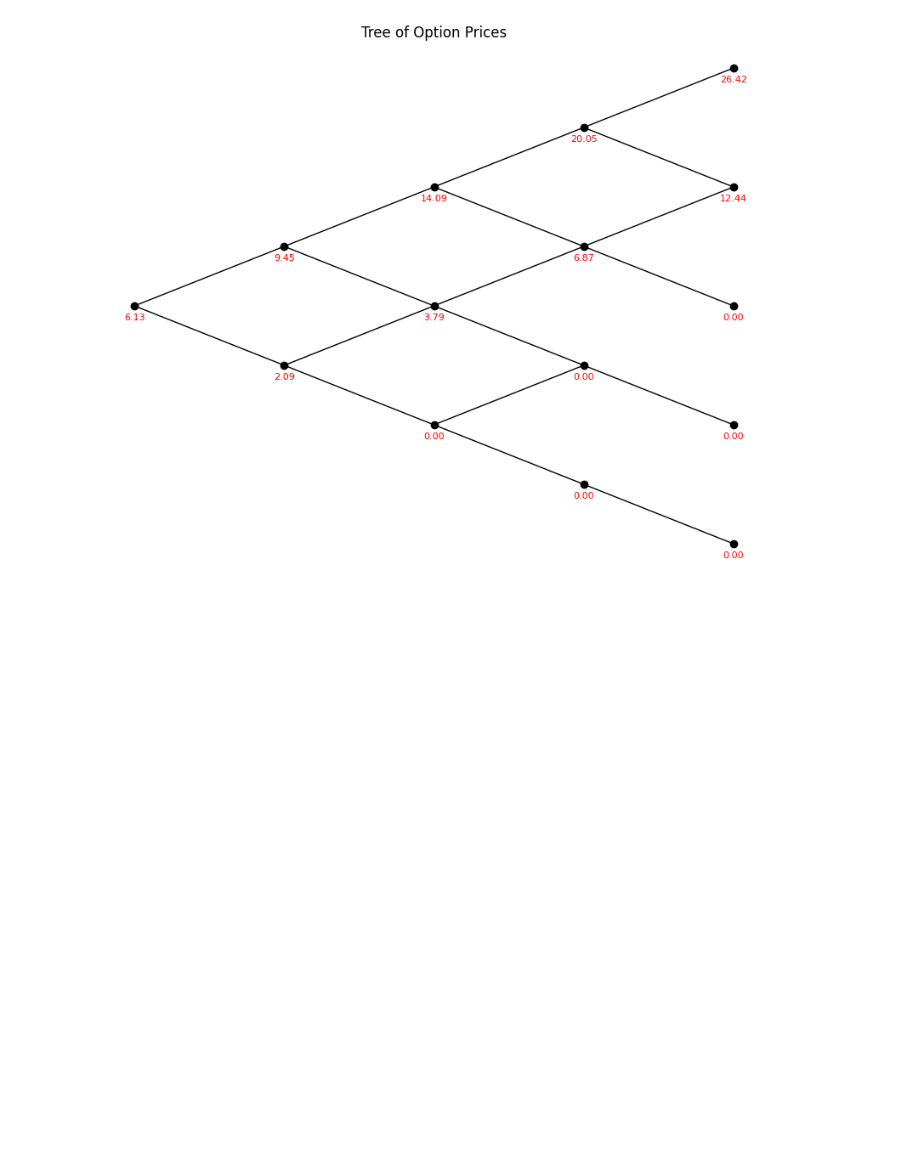
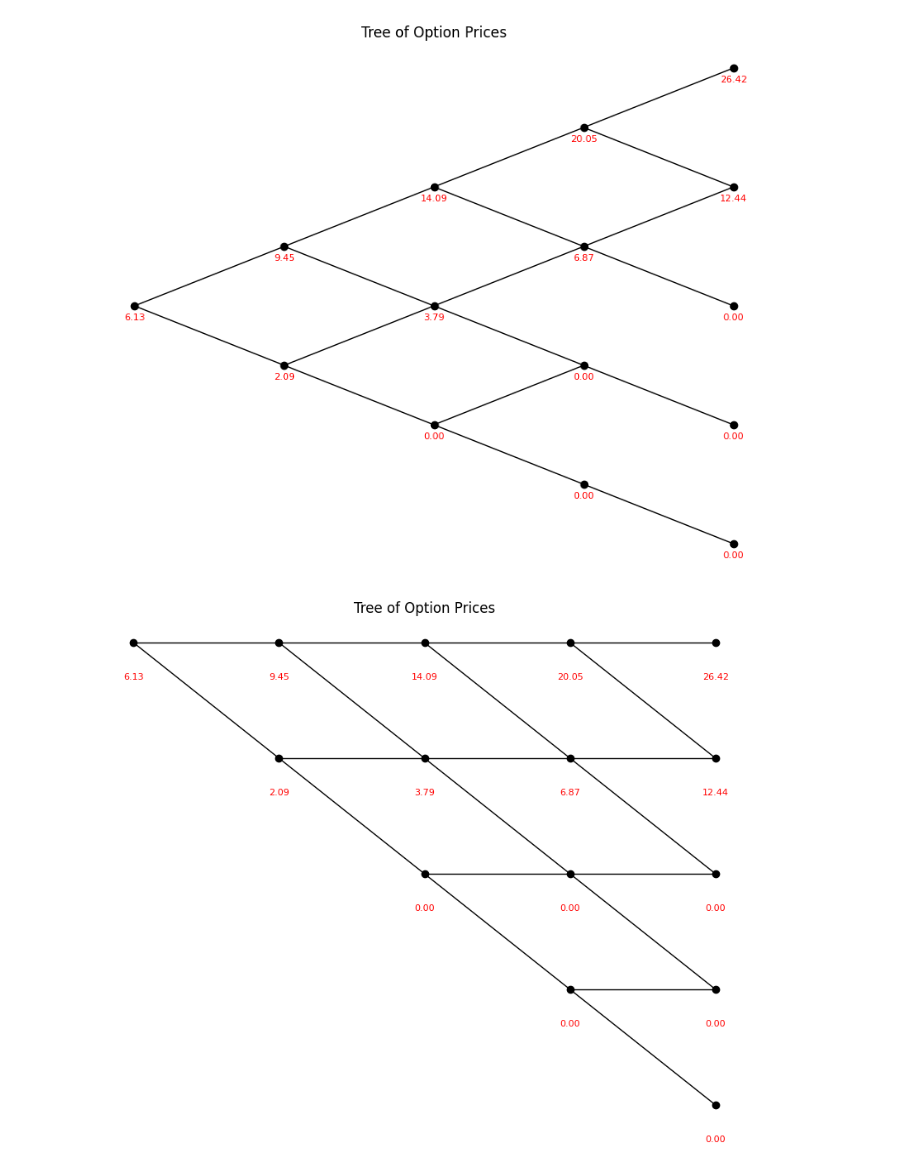
Before and after one commit to andrelfolgado/novathesis_template, a Jupyter notebook: src/mfc/notebooks/binomial.ipynb, the cells around one changed output. Drawn from its saved outputs; the diff is of its cells as text; code cells hidden in the pictures; blank space fills up the shorter version.

```diff
--- a/src/mfc/notebooks/binomial.ipynb
+++ b/src/mfc/notebooks/binomial.ipynb
@@ -315,3 +318,64 @@ plt.axis('off')  # Turn off axes for a cleaner look
 plt.show()
 # %% [output]
 [figure]
+# %%
+import matplotlib.pyplot as plt
+import numpy as np
+
+# Define the price matrix
+price_matrix = np.array([
+    [6.13447, 9.44515, 14.08895, 20.05391, 26.42077],
+    [0.00000, 2.09274, 3.79066, 6.86618, 12.43699],
+    [0.00000, 0.00000, 0.00000, 0.00000, 0.00000],
+    [0.00000, 0.00000, 0.00000, 0.00000, 0.00000],
+    [0.00000, 0.00000, 0.00000, 0.00000, 0.00000],
+])
+
+def draw_tree(price_matrix):
+    rows, cols = price_matrix.shape
+
+    # Calculate the x-offset to center the first node
+    middle_x = (cols - 1) / 2  # Middle of the last column
+    x_offset = middle_x  # Shift the first column horizontally to align with the middle
+
+    # Generate positions for all nodes (including zeros)
+    node_positions = {}
+    for col in range(cols):
+        for row in range(col + 1):
+            value = price_matrix[row, col]
+            x = col + x_offset - col / 2  # Adjust x-coordinate for alignment
+            y = row  # Vertical position based on row index
+            node_positions[(row, col)] = (x, y, value)
+
+    # Generate edges between connected nodes
+    edges = []
+    for col in range(cols - 1):  # Iterate over columns for connecting nodes
+        for row in range(col + 1):
+            # Connect current node to its left child
+            edges.append((node_positions[(row, col)], node_positions[(row, col + 1)]))
+            # Connect current node to its right child
+            edges.append((node_positions[(row, col)], node_positions[(row + 1, col + 1)]))
+
+    # Plot the tree
+    plt.figure(figsize=(10, 8))
+
+    # Plot edges
+    for edge in edges:
+        (x0, y0, _), (x1, y1, _) = edge
+        plt.plot([x0, x1], [y0, y1], 'k-', lw=1)  # Black lines for edges
+
+    # Plot nodes and values (including zeros)
+    for (x, y, value) in node_positions.values():
+        plt.plot(x, y, 'ko')  # Black circles for nodes
+        plt.text(x, y + 0.3, f'{value:.2f}', ha='center', va='center', fontsize=8, color='red')  # Values in red
+
+    # Finalize plot
+    plt.title("Tree of Option Prices")
+    plt.gca().invert_yaxis()  # Align y-axis top-to-bottom
+    plt.axis('off')  # Turn off the axes for a clean look
+    plt.show()
+
+# Draw the tree
+draw_tree(price_matrix)
+# %% [output]
+[figure, added]
```
Also changed, not shown: parts of 3 cells of this notebook.
